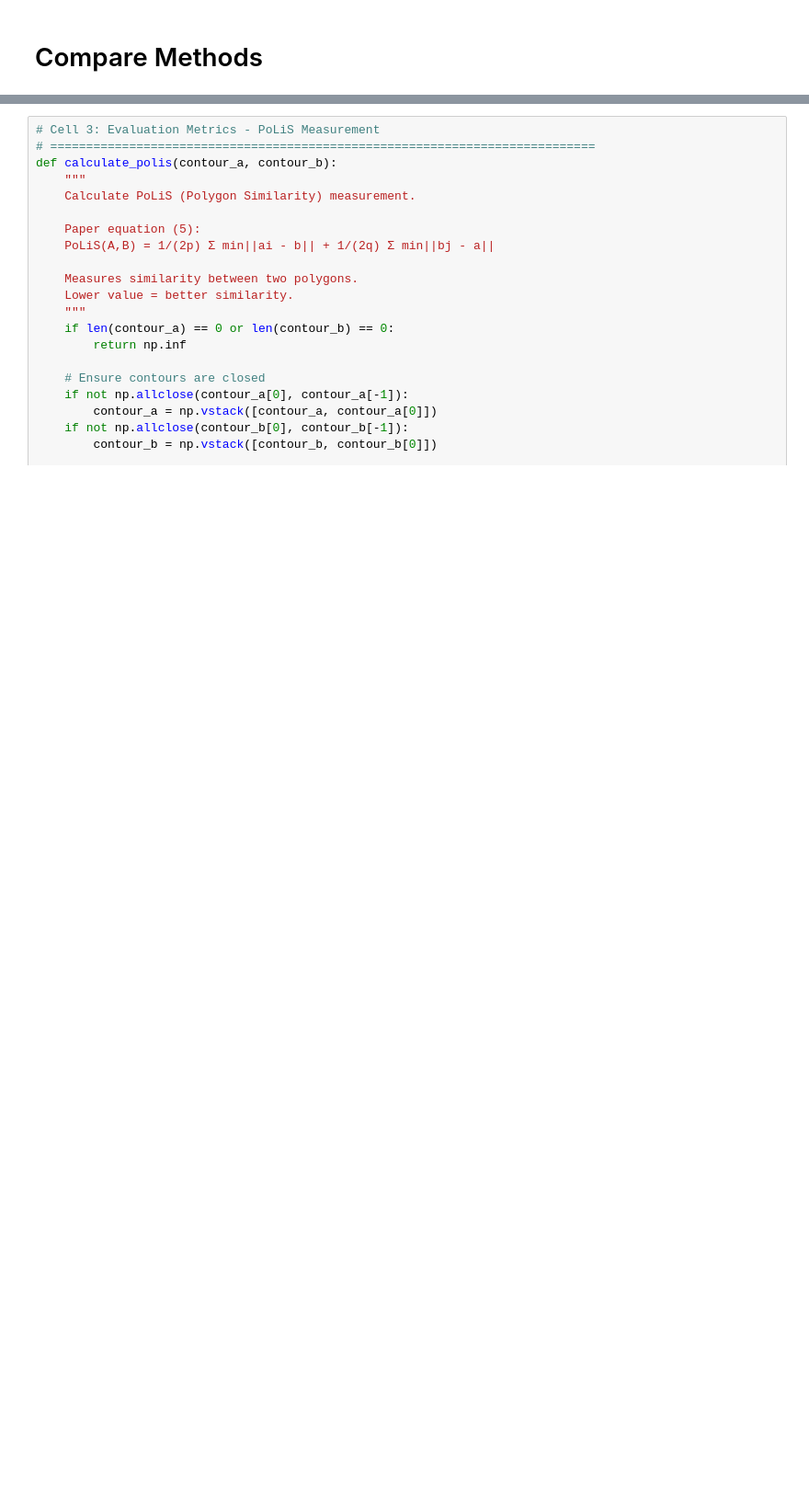
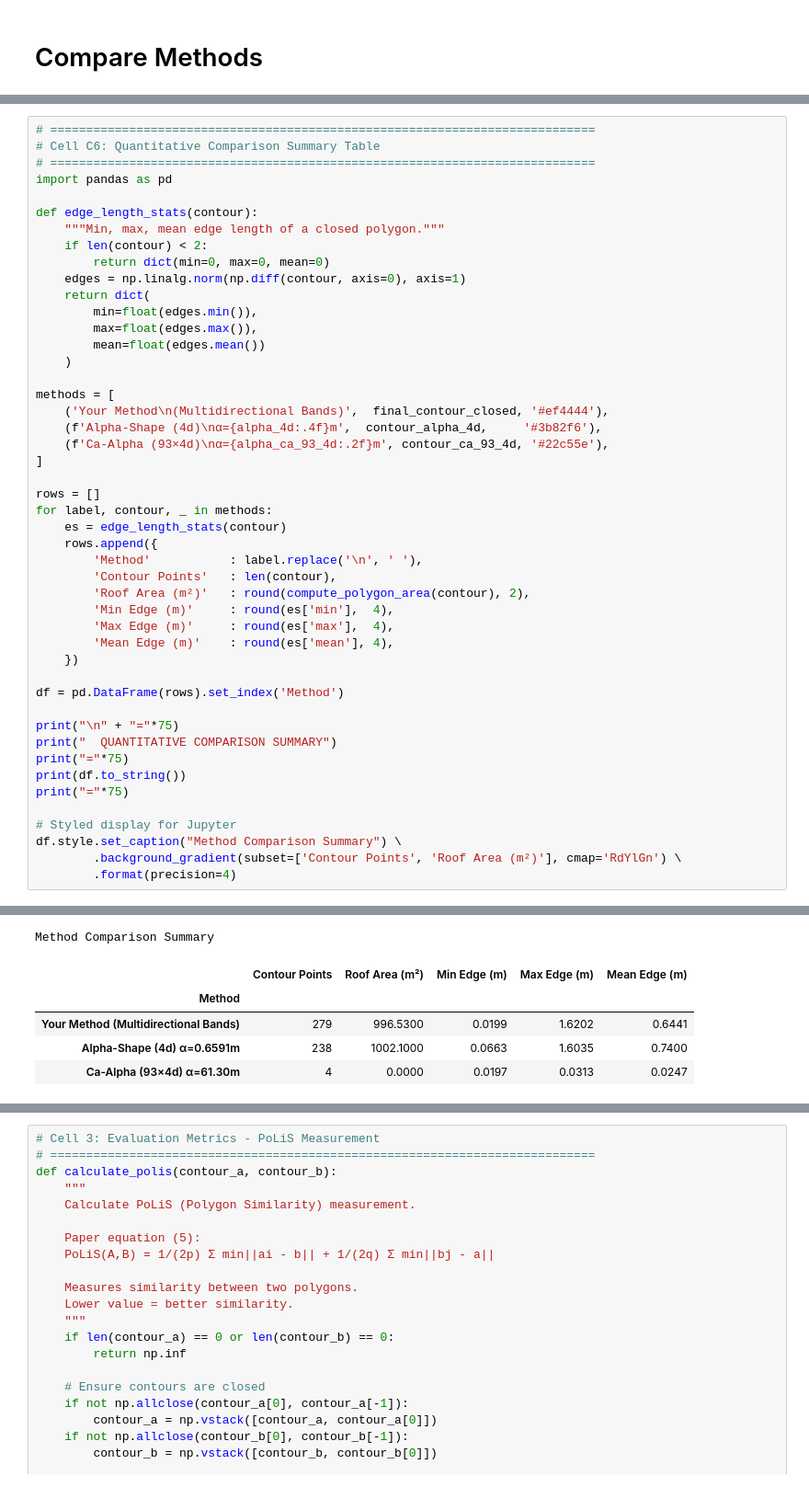
Before and after one commit to RejaulBSSE1324/SPL3, a Jupyter notebook: spl3.ipynb, the cells around one changed output, grey strips where cells are left out. Shown at 92% size. Cells and saved outputs as stored; diff of their text form; blank space fills up the shorter version.

```diff
--- a/spl3.ipynb
+++ b/spl3.ipynb
@@ -563,0 +818,48 @@ visualize_comparison(points_2d, stages)
+# %%
+# ============================================================================
+# Cell C6: Quantitative Comparison Summary Table
+# ============================================================================
+import pandas as pd
+
+def edge_length_stats(contour):
+    """Min, max, mean edge length of a closed polygon."""
+    if len(contour) < 2:
+        return dict(min=0, max=0, mean=0)
+    edges = np.linalg.norm(np.diff(contour, axis=0), axis=1)
+    return dict(
+        min=float(edges.min()),
+        max=float(edges.max()),
+        mean=float(edges.mean())
+    )
+
+methods = [
+    ('Your Method\n(Multidirectional Bands)',  final_contour_closed, '#ef4444'),
+    (f'Alpha-Shape (4d)\nα={alpha_4d:.4f}m',  contour_alpha_4d,     '#3b82f6'),
+    (f'Ca-Alpha (93×4d)\nα={alpha_ca_93_4d:.2f}m', contour_ca_93_4d, '#22c55e'),
+]
+
+rows = []
+for label, contour, _ in methods:
+    es = edge_length_stats(contour)
+    rows.append({
+        'Method'           : label.replace('\n', ' '),
+        'Contour Points'   : len(contour),
+        'Roof Area (m²)'   : round(compute_polygon_area(contour), 2),
+        'Min Edge (m)'     : round(es['min'],  4),
+        'Max Edge (m)'     : round(es['max'],  4),
+        'Mean Edge (m)'    : round(es['mean'], 4),
+    })
+
+df = pd.DataFrame(rows).set_index('Method')
+
+print("\n" + "="*75)
+print("  QUANTITATIVE COMPARISON SUMMARY")
+print("="*75)
+print(df.to_string())
+print("="*75)
+
+# Styled display for Jupyter
+df.style.set_caption("Method Comparison Summary") \
+        .background_gradient(subset=['Contour Points', 'Roof Area (m²)'], cmap='RdYlGn') \
+        .format(precision=4)
+# %% [output]
@@ -563,0 +875,6 @@ visualize_comparison(points_2d, stages)
+Method Comparison Summary
+|  | Contour Points | Roof Area (m²) | Min Edge (m) | Max Edge (m) | Mean Edge (m) |
+| Method |  |  |  |  |  |
+| Your Method (Multidirectional Bands) | 279 | 996.5300 | 0.0199 | 1.6202 | 0.6441 |
+| Alpha-Shape (4d) α=0.6591m | 238 | 1002.1000 | 0.0663 | 1.6035 | 0.7400 |
+| Ca-Alpha (93×4d) α=61.30m | 4 | 0.0000 | 0.0197 | 0.0313 | 0.0247 |
```
Also changed, not shown: parts of 30 cells of this notebook.
